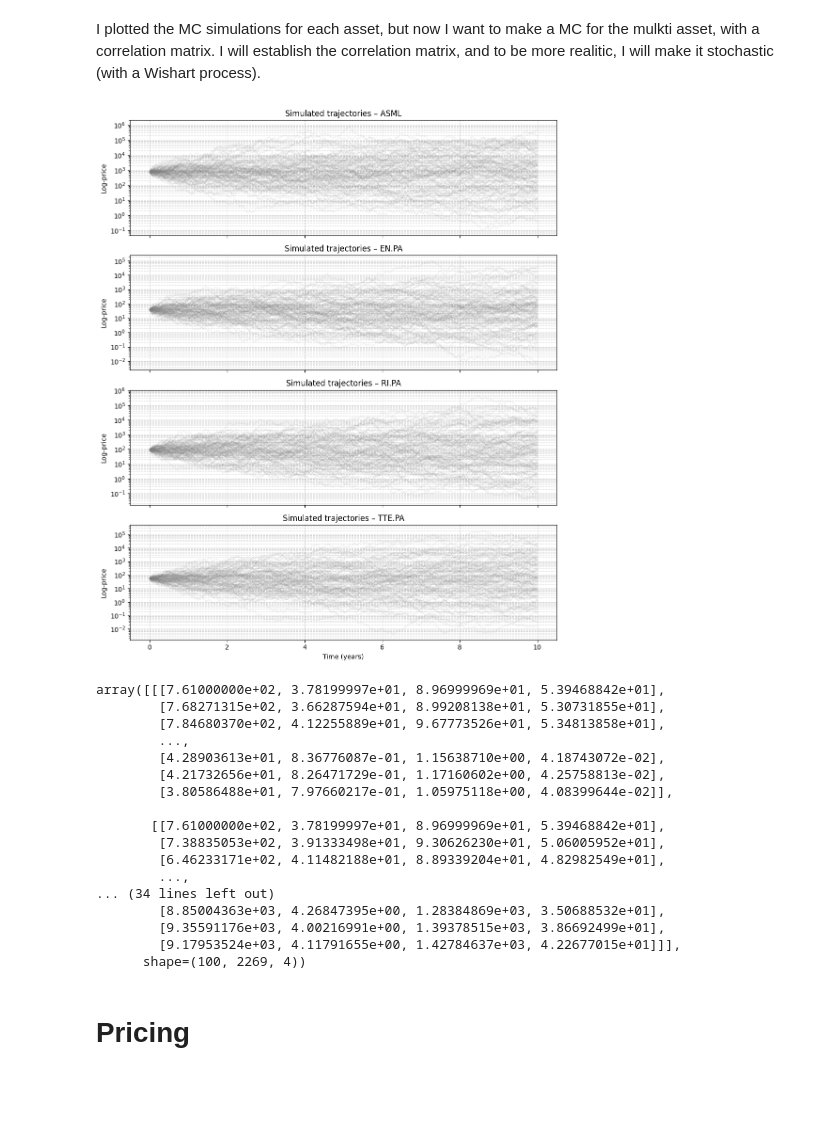
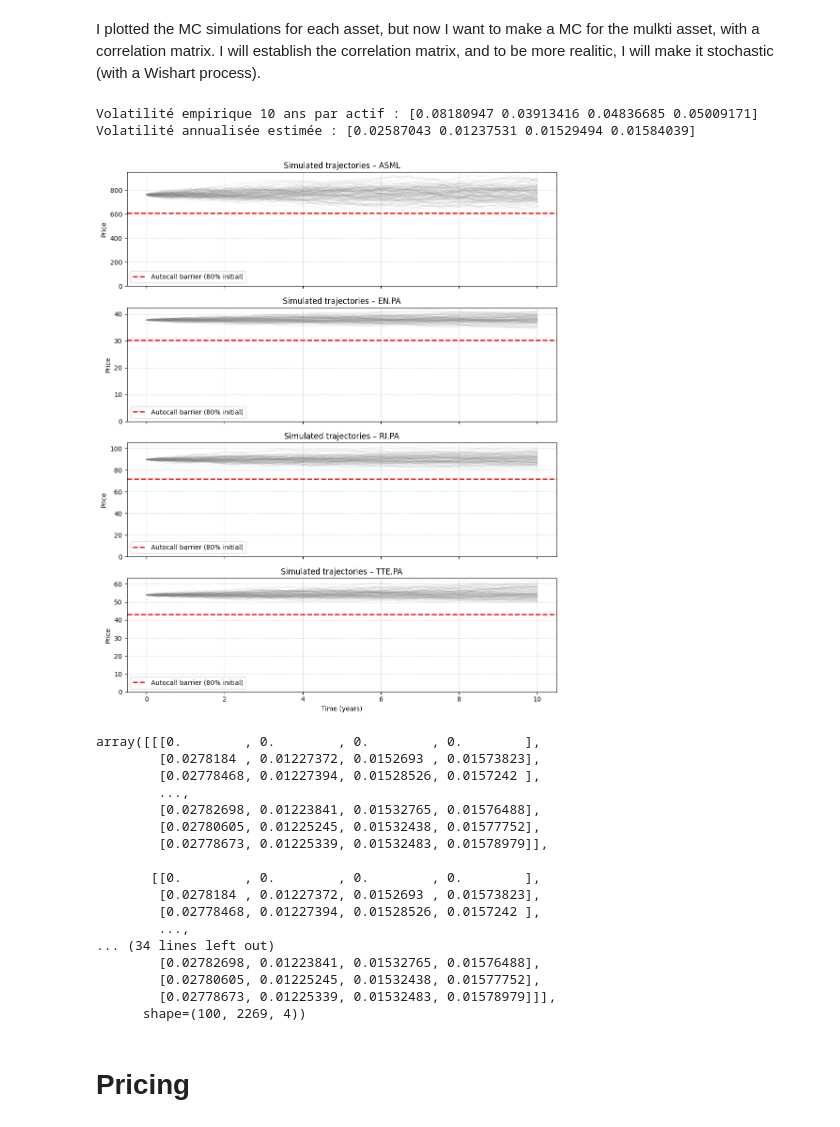
Before and after one commit to Pocame/Financial-Engineering-KEIO, a Jupyter notebook: code.ipynb, the cells around one changed output. Cells and saved outputs as stored; diff of their text form; code cells hidden in the pictures; blank space fills up the shorter version.

```diff
--- a/code.ipynb
+++ b/code.ipynb
@@ -627,7 +638,11 @@ def simulate_wishart_process(X0, Theta, kappa, G, dt, N_steps):
 
     return X_paths
 # %%
-print("X0 diag:", np.diag(inital_corr))
-print("Theta diag:", np.diag(inital_corr))
+print("X0 diag:", np.diag(covariance_matrix))
+print("Theta diag:", np.diag(covariance_matrix))
 print("G diag:", np.diag(vol_cov_entries))
+
+X0 = covariance_matrix
+Theta = covariance_matrix
+G = vol_cov_entries
 # %% [output]
@@ -643,7 +658,7 @@ N_steps = 2268
 kappa = estimate_kappa(cov_matrices, dt)
 print(f"kappa estimate: {kappa:.4f}")
 
-X_paths = simulate_wishart_process(inital_corr, inital_corr, kappa, vol_cov_entries, dt, N_steps)
+X_paths = simulate_wishart_process(X0, Theta, kappa, G, dt, N_steps)
 asset_names = correlation_matrix.columns.tolist()
 
 d = len(asset_names)
@@ -826,7 +815,7 @@ for ticker in spot_prices.keys():
 # %% [markdown]
 I plotted the MC simulations for each asset, but now I want to make a MC for the mulkti asset, with a correlation matrix. I will establish the correlation matrix, and to be more realitic, I will make it stochastic (with a Wishart process).
 # %%
-def simulate_multivariate_asset_paths(S0, X_paths, mu, dt, N_steps):
+def simulate_multivariate_asset_paths(S0, X_paths, mu, nu, dt, N_steps):
     d = len(S0)
     paths = np.zeros((N_steps + 1, d))
     vols = np.zeros((N_steps + 1, d))  # matrice pour sauvegarder la volatilité instantanée
@@ -844,7 +833,8 @@ def simulate_multivariate_asset_paths(S0, X_paths, mu, dt, N_steps):
             cov_t = eigvecs @ np.diag(eigvals_clipped) @ eigvecs.T
             L = np.linalg.cholesky(cov_t)
 
-        Z = np.random.normal(size=d) # change to t-student
+        Z = np.random.normal(size=d)
+        #Z = np.random.standard_t(df=nu, size=d)
         dW = L @ Z * np.sqrt(dt)
 
         sigma_diag = np.sqrt(np.diag(cov_t))  # écart-type instantané (volatilité)
@@ -855,6 +845,7 @@ def simulate_multivariate_asset_paths(S0, X_paths, mu, dt, N_steps):
 
         paths[t] = paths[t - 1] * np.exp(drift + diffusion)
 
+
     return paths, vols
 # %%
 S0 = close_prices.iloc[-1].values  #initial prices of the underlying assets (shape: d,)
@@ -865,49 +856,65 @@ all_paths = np.zeros((M, N_steps + 1, len(S0)))
 volat = np.zeros((M, N_steps + 1, len(S0)))
 
 for i in tqdm(range(M)):
-    all_paths[i] = simulate_multivariate_asset_paths(S0, X_paths, mu, dt, N_steps)[0]
-    volat[i] = simulate_multivariate_asset_paths(S0, X_paths, mu, dt, N_steps)[1]
+    all_paths[i] = simulate_multivariate_asset_paths(S0, X_paths, mu, nu, dt, N_steps)[0]
+    volat[i] = simulate_multivariate_asset_paths(S0, X_paths, mu, nu, dt, N_steps)[1]
+
+log_returns_total = np.log(all_paths[:, -1, :] / all_paths[:, 0, :])  # shape: (num_paths, num_assets)
+vol_empirique_10ans = np.std(log_returns_total, axis=0)
+print("Volatilité empirique 10 ans par actif :", vol_empirique_10ans)
+
+T = 10  # durée totale en années
+vol_annuelle_estimee = vol_empirique_10ans / np.sqrt(T)
+print("Volatilité annualisée estimée :", vol_annuelle_estimee)
+# %% [output]
+Volatilité empirique 10 ans par actif : [0.08180947 0.03913416 0.04836685 0.05009171]
+Volatilité annualisée estimée : [0.02587043 0.01237531 0.01529494 0.01584039]
 # %%
 num_paths_to_plot = 100
 num_assets = len(S0)
 
 fig, axes = plt.subplots(num_assets, 1, figsize=(10, 3 * num_assets), sharex=True)
 
 time = np.linspace(0, N_steps * dt, N_steps + 1)
 
 for d_idx in range(num_assets):
     ax = axes[d_idx] if num_assets > 1 else axes
     for i in range(num_paths_to_plot):
         ax.plot(time, all_paths[i, :, d_idx], lw=1, alpha=0.1, color='gray')
-    ax.set_yscale('log')  # ⬅️ Échelle logarithmique
     ax.set_title(f"Simulated trajectories – {asset_names[d_idx]}")
-    ax.set_ylabel("Log-price")
+    ax.set_ylabel("Price")
     ax.grid(True, which='both', linestyle='--', alpha=0.5)
+
+    barrier_level = 0.8 * S0[d_idx]
+    ax.axhline(y=barrier_level, color='red', linestyle='--', linewidth=2, label=f'Autocall barrier (80% initial)')
+    ax.legend()
+
+    ax.set_ylim(bottom=0)  # Échelle verticale commence à 0
 
 axes[-1].set_xlabel("Time (years)")
 plt.tight_layout()
 plt.show()
 # %% [output]
-[figure, old version]
+[figure, new version]
 # %%
-all_paths
+volat
 # %% [output]
-array([[[7.61000000e+02, 3.78199997e+01, 8.96999969e+01, 5.39468842e+01],
-        [7.68271315e+02, 3.66287594e+01, 8.99208138e+01, 5.30731855e+01],
-        [7.84680370e+02, 4.12255889e+01, 9.67773526e+01, 5.34813858e+01],
+array([[[0.        , 0.        , 0.        , 0.        ],
+        [0.0278184 , 0.01227372, 0.0152693 , 0.01573823],
+        [0.02778468, 0.01227394, 0.01528526, 0.0157242 ],
         ...,
-        [4.28903613e+01, 8.36776087e-01, 1.15638710e+00, 4.18743072e-02],
-        [4.21732656e+01, 8.26471729e-01, 1.17160602e+00, 4.25758813e-02],
-        [3.80586488e+01, 7.97660217e-01, 1.05975118e+00, 4.08399644e-02]],
+        [0.02782698, 0.01223841, 0.01532765, 0.01576488],
+        [0.02780605, 0.01225245, 0.01532438, 0.01577752],
+        [0.02778673, 0.01225339, 0.01532483, 0.01578979]],
 
-       [[7.61000000e+02, 3.78199997e+01, 8.96999969e+01, 5.39468842e+01],
-        [7.38835053e+02, 3.91333498e+01, 9.30626230e+01, 5.06005952e+01],
-        [6.46233171e+02, 4.11482188e+01, 8.89339204e+01, 4.82982549e+01],
+       [[0.        , 0.        , 0.        , 0.        ],
+        [0.0278184 , 0.01227372, 0.0152693 , 0.01573823],
+        [0.02778468, 0.01227394, 0.01528526, 0.0157242 ],
         ...,
 ... (34 lines left out)
-        [8.85004363e+03, 4.26847395e+00, 1.28384869e+03, 3.50688532e+01],
-        [9.35591176e+03, 4.00216991e+00, 1.39378515e+03, 3.86692499e+01],
-        [9.17953524e+03, 4.11791655e+00, 1.42784637e+03, 4.22677015e+01]]],
+        [0.02782698, 0.01223841, 0.01532765, 0.01576488],
+        [0.02780605, 0.01225245, 0.01532438, 0.01577752],
+        [0.02778673, 0.01225339, 0.01532483, 0.01578979]]],
       shape=(100, 2269, 4))
 # %% [markdown]
 # Pricing
```
Also changed, not shown: parts of 20 cells of this notebook.
